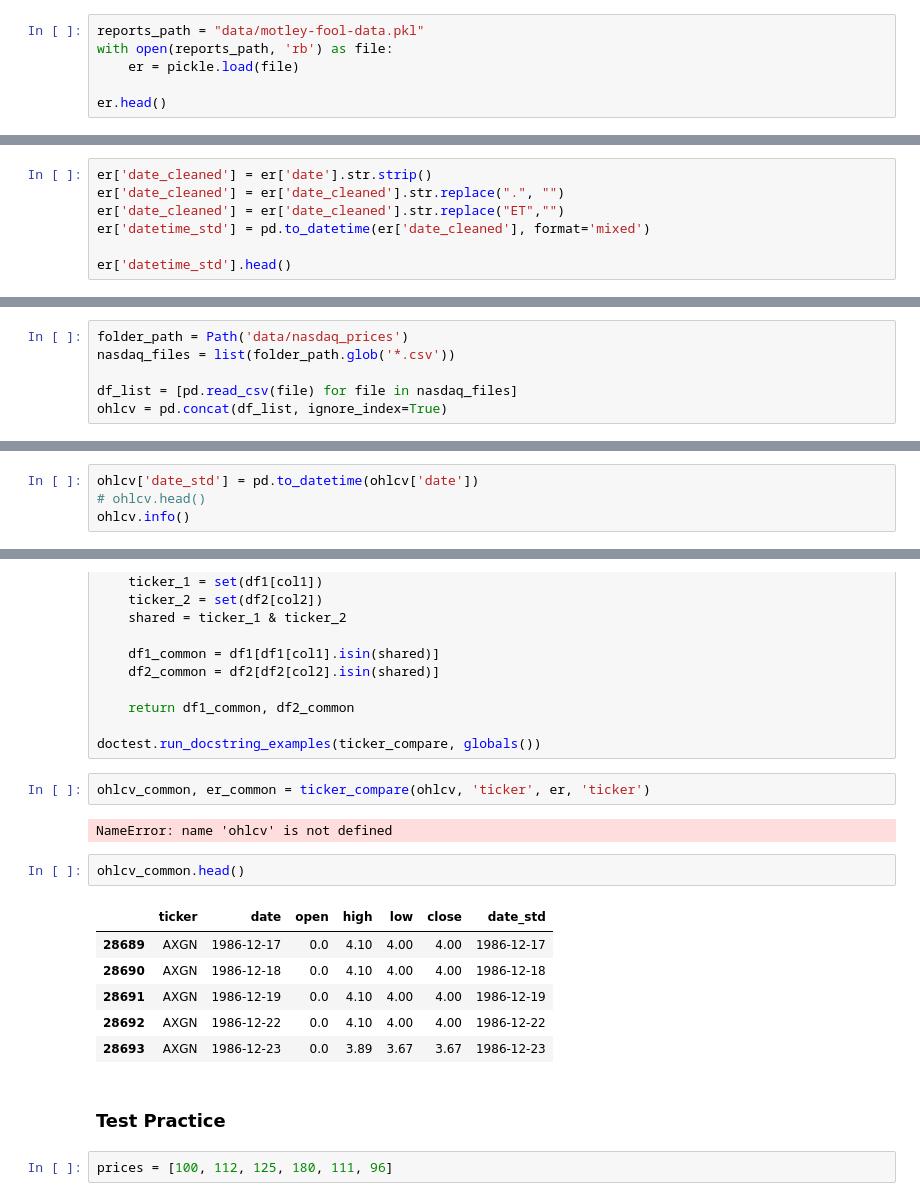
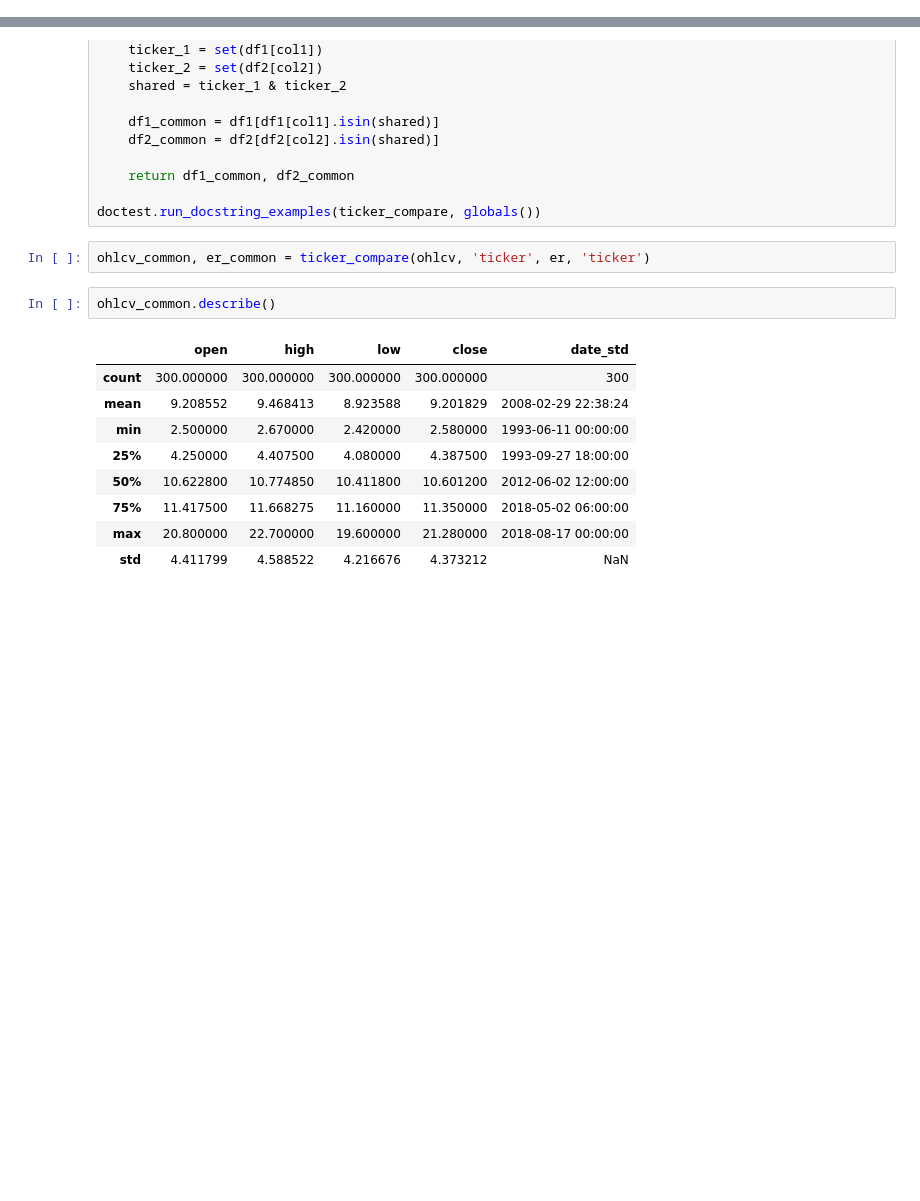
Before and after one commit to asht0nmb/earnings_language_impact, a Jupyter notebook: project.ipynb, the cells around one changed output, grey strips where cells are left out. Saved outputs shown, nothing was run; the diff lists cells and outputs as text; blank space fills up the shorter version.

Commit message:
Feat: Imported, cleaned, and merged data

```diff
--- a/project.ipynb
+++ b/project.ipynb
@@ -135,6 +119,0 @@ from pathlib import Path
-# %%
-reports_path = "data/motley-fool-data.pkl"
-with open(reports_path, 'rb') as file:
-    er = pickle.load(file)
-
-er.head()
@@ -148,7 +119,0 @@ er.head()
-# %%
-er['date_cleaned'] = er['date'].str.strip()
-er['date_cleaned'] = er['date_cleaned'].str.replace(".", "")
-er['date_cleaned'] = er['date_cleaned'].str.replace("ET","")
-er['datetime_std'] = pd.to_datetime(er['date_cleaned'], format='mixed')
-
-er['datetime_std'].head()
@@ -180,6 +119,0 @@ er[["datetime_std","ticker"]]
-# %%
-folder_path = Path('data/nasdaq_prices')
-nasdaq_files = list(folder_path.glob('*.csv'))
-
-df_list = [pd.read_csv(file) for file in nasdaq_files]
-ohlcv = pd.concat(df_list, ignore_index=True)
@@ -203,4 +119,0 @@ memory usage: 211.6+ MB
-# %%
-ohlcv['date_std'] = pd.to_datetime(ohlcv['date'])
-# ohlcv.head()
-ohlcv.info()
@@ -337,18 +566,15 @@ def ticker_compare (df1, col1, df2, col2):
 doctest.run_docstring_examples(ticker_compare, globals())
 # %%
 ohlcv_common, er_common = ticker_compare(ohlcv, 'ticker', er, 'ticker')
-# %% [output]
-NameError: name 'ohlcv' is not defined
 # %%
-ohlcv_common.head()
+ohlcv_common.describe()
 # %% [output]
-|  | ticker | date | open | high | low | close | date_std |
-| 28689 | AXGN | 1986-12-17 | 0.0 | 4.10 | 4.00 | 4.00 | 1986-12-17 |
-| 28690 | AXGN | 1986-12-18 | 0.0 | 4.10 | 4.00 | 4.00 | 1986-12-18 |
-| 28691 | AXGN | 1986-12-19 | 0.0 | 4.10 | 4.00 | 4.00 | 1986-12-19 |
-| 28692 | AXGN | 1986-12-22 | 0.0 | 4.10 | 4.00 | 4.00 | 1986-12-22 |
-| 28693 | AXGN | 1986-12-23 | 0.0 | 3.89 | 3.67 | 3.67 | 1986-12-23 |
+|  | open | high | low | close | date_std |
+| count | 300.000000 | 300.000000 | 300.000000 | 300.000000 | 300 |
+| mean | 9.208552 | 9.468413 | 8.923588 | 9.201829 | 2008-02-29 22:38:24 |
+| min | 2.500000 | 2.670000 | 2.420000 | 2.580000 | 1993-06-11 00:00:00 |
+| 25% | 4.250000 | 4.407500 | 4.080000 | 4.387500 | 1993-09-27 18:00:00 |
+| 50% | 10.622800 | 10.774850 | 10.411800 | 10.601200 | 2012-06-02 12:00:00 |
+| 75% | 11.417500 | 11.668275 | 11.160000 | 11.350000 | 2018-05-02 06:00:00 |
+| max | 20.800000 | 22.700000 | 19.600000 | 21.280000 | 2018-08-17 00:00:00 |
+| std | 4.411799 | 4.588522 | 4.216676 | 4.373212 | NaN |
-# %% [markdown]
-### Test Practice
-# %%
-prices = [100, 112, 125, 180, 111, 96]
```
Also changed, not shown: parts of 67 cells of this notebook.
